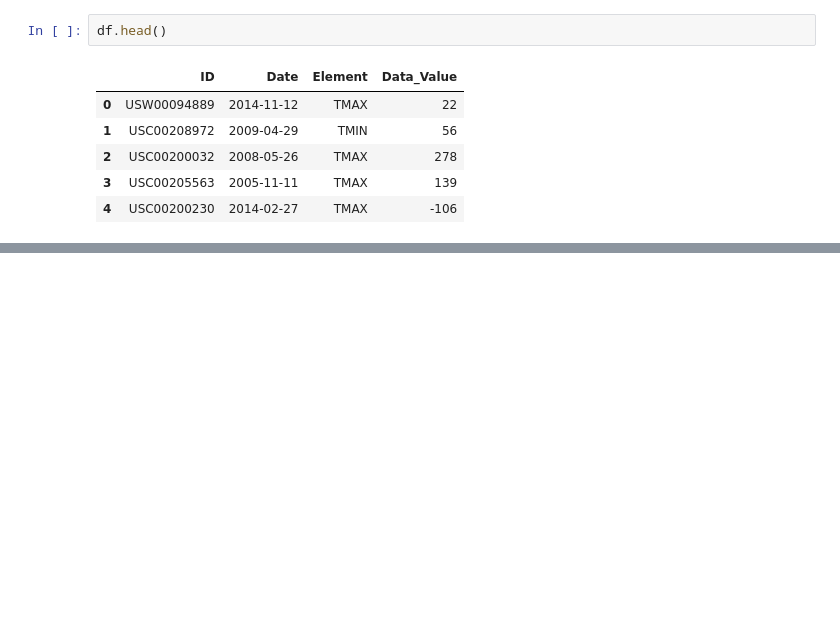
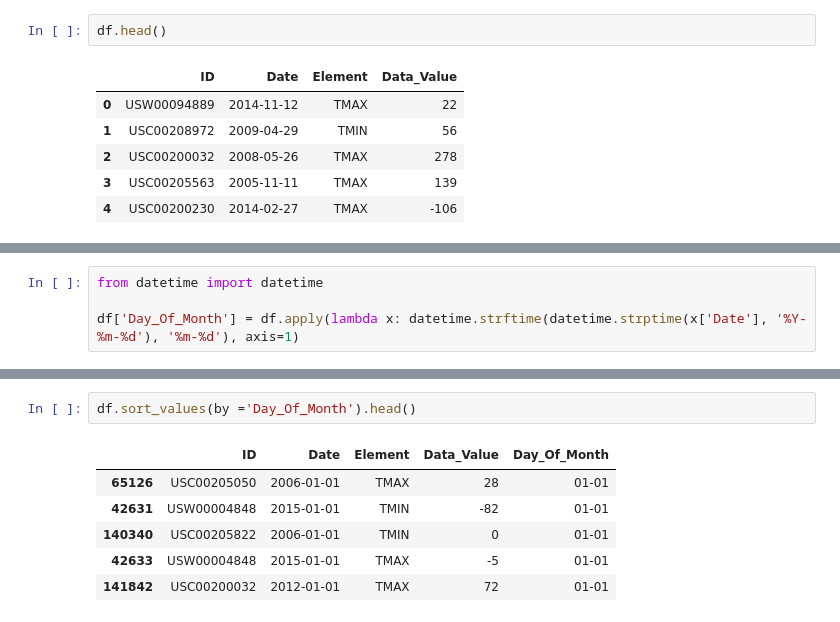
Before and after one commit to clawall/applied-plotting-charting-data-representation-in-python, a Jupyter notebook: Assignment2.ipynb, the cells around one changed output, grey strips where cells are left out. Saved outputs shown, nothing was run; the diff lists cells and outputs as text; blank space fills up the shorter version.

Commit message:
Cleaning up data.

```diff
--- a/Assignment2.ipynb
+++ b/Assignment2.ipynb
@@ -72,0 +85,4 @@ df.head()
+# %%
+from datetime import datetime
+
+df['Day_Of_Month'] = df.apply(lambda x: datetime.strftime(datetime.strptime(x['Date'], '%Y-%m-%d'), '%m-%d'), axis=1)
@@ -72,0 +104,9 @@ df.head()
+# %%
+df.sort_values(by ='Day_Of_Month').head()
+# %% [output]
+|  | ID | Date | Element | Data_Value | Day_Of_Month |
+| 65126 | USC00205050 | 2006-01-01 | TMAX | 28 | 01-01 |
+| 42631 | USW00004848 | 2015-01-01 | TMIN | -82 | 01-01 |
+| 140340 | USC00205822 | 2006-01-01 | TMIN | 0 | 01-01 |
+| 42633 | USW00004848 | 2015-01-01 | TMAX | -5 | 01-01 |
+| 141842 | USC00200032 | 2012-01-01 | TMAX | 72 | 01-01 |
```
Also changed, not shown: parts of 3 cells of this notebook.
